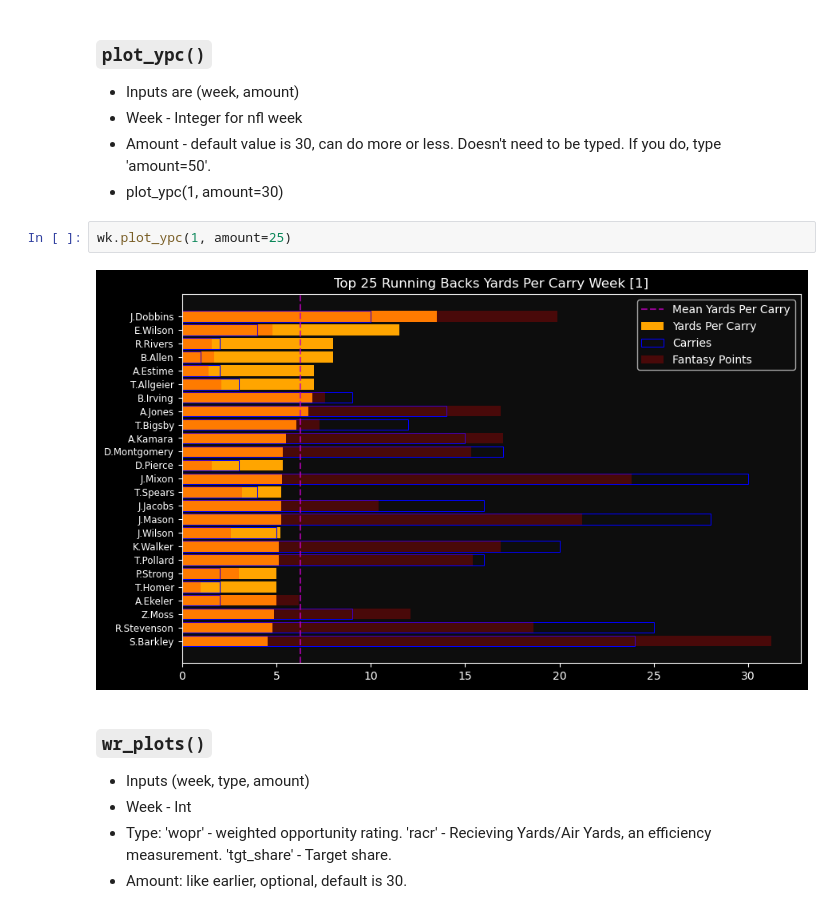
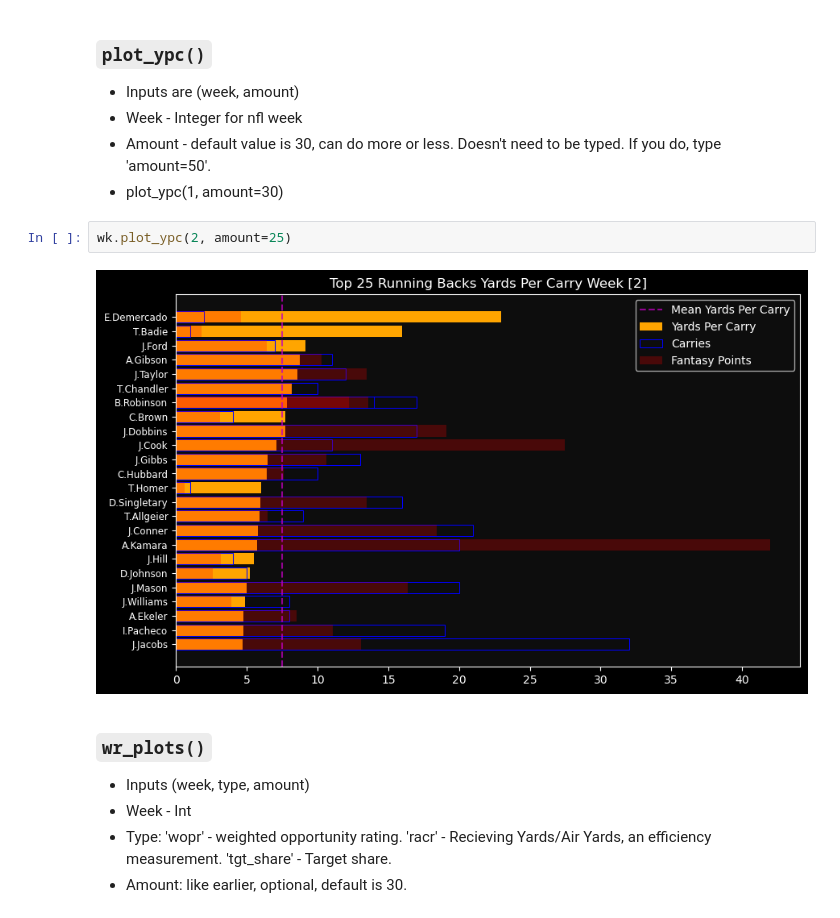
Before and after one commit to prestonf99/NFL-Fun, a Jupyter notebook: Library.ipynb, the cells around one changed output. Saved outputs shown, nothing was run; the diff lists cells and outputs as text.

```diff
--- a/Library.ipynb
+++ b/Library.ipynb
@@ -26,9 +28,9 @@ wk.plot_rb_usage(1, 'scatter')
 * Amount - default value is 30, can do more or less. Doesn't need to be typed. If you do, type 'amount=50'.
 * plot_ypc(1, amount=30)
 # %%
-wk.plot_ypc(1, amount=25)
+wk.plot_ypc(2, amount=25)
 # %% [output]
-[figure, old version]
+[figure, new version]
 # %% [markdown]
 ### `wr_plots()`
 * Inputs (week, type, amount)
```
Also changed, not shown: parts of 20 cells of this notebook, 4 other files.
